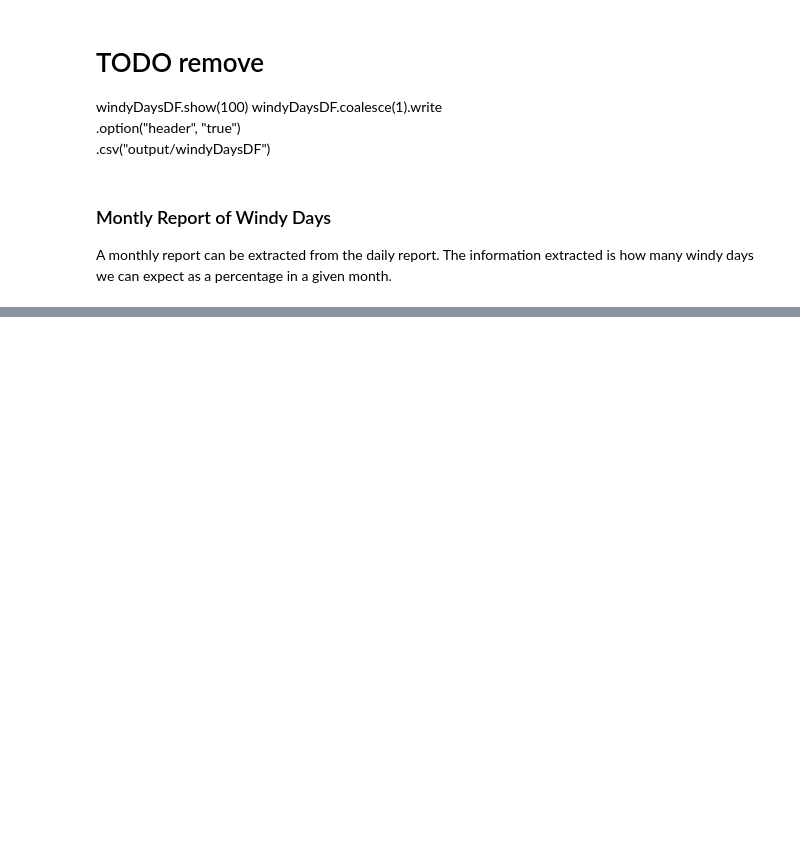
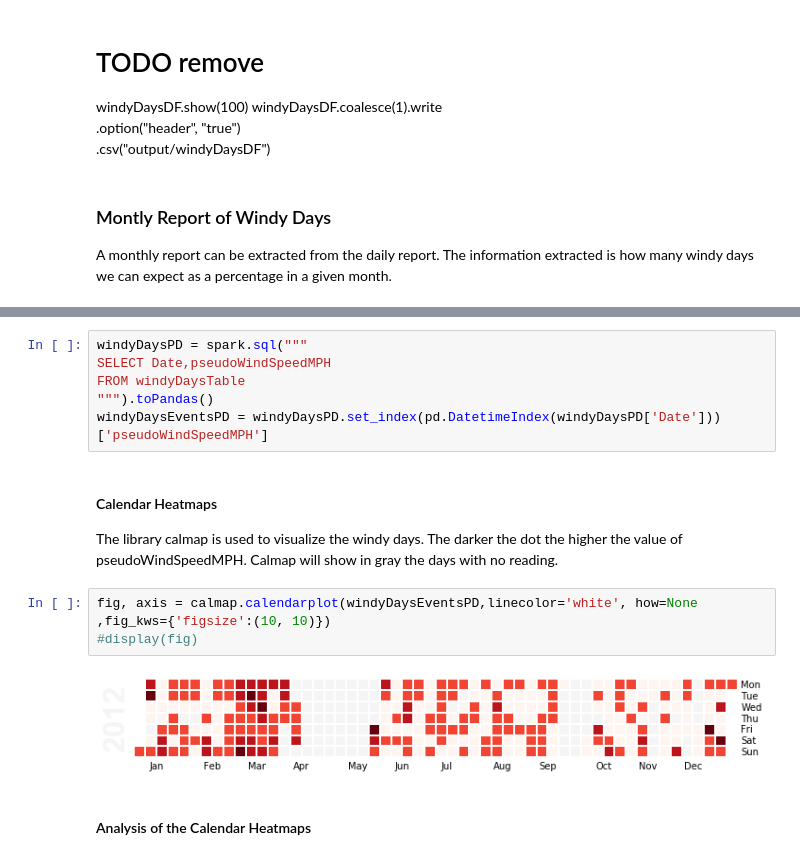
Before and after one commit to roquealex/windMining, a Jupyter notebook: kbWindNorYuc/kbWindNorYuc.ipynb, the cells around one changed output, grey strips where cells are left out. Saved outputs shown, nothing was run; the diff lists cells and outputs as text; blank space fills up the shorter version.

```diff
--- a/kbWindNorYuc/kbWindNorYuc.ipynb
+++ b/kbWindNorYuc/kbWindNorYuc.ipynb
@@ -624,0 +712,17 @@ fig, ax = plotMonthlySummary(barChartPD,rangesSpec)
+# %%
+windyDaysPD = spark.sql("""
+SELECT Date,pseudoWindSpeedMPH
+FROM windyDaysTable
+""").toPandas()
+windyDaysEventsPD = windyDaysPD.set_index(pd.DatetimeIndex(windyDaysPD['Date']))['pseudoWindSpeedMPH']
+# %% [markdown]
+#### Calendar Heatmaps
+
+The library calmap is used to visualize the windy days. The darker the dot the higher the value of pseudoWindSpeedMPH. Calmap will show in gray the days with no reading.
+# %%
+fig, axis = calmap.calendarplot(windyDaysEventsPD,linecolor='white', how=None ,fig_kws={'figsize':(10, 10)})
+#display(fig)
+# %% [output]
+[figure, added]
+# %% [markdown]
+#### Analysis of the Calendar Heatmaps
```
Also changed, not shown: parts of 13 cells of this notebook.
